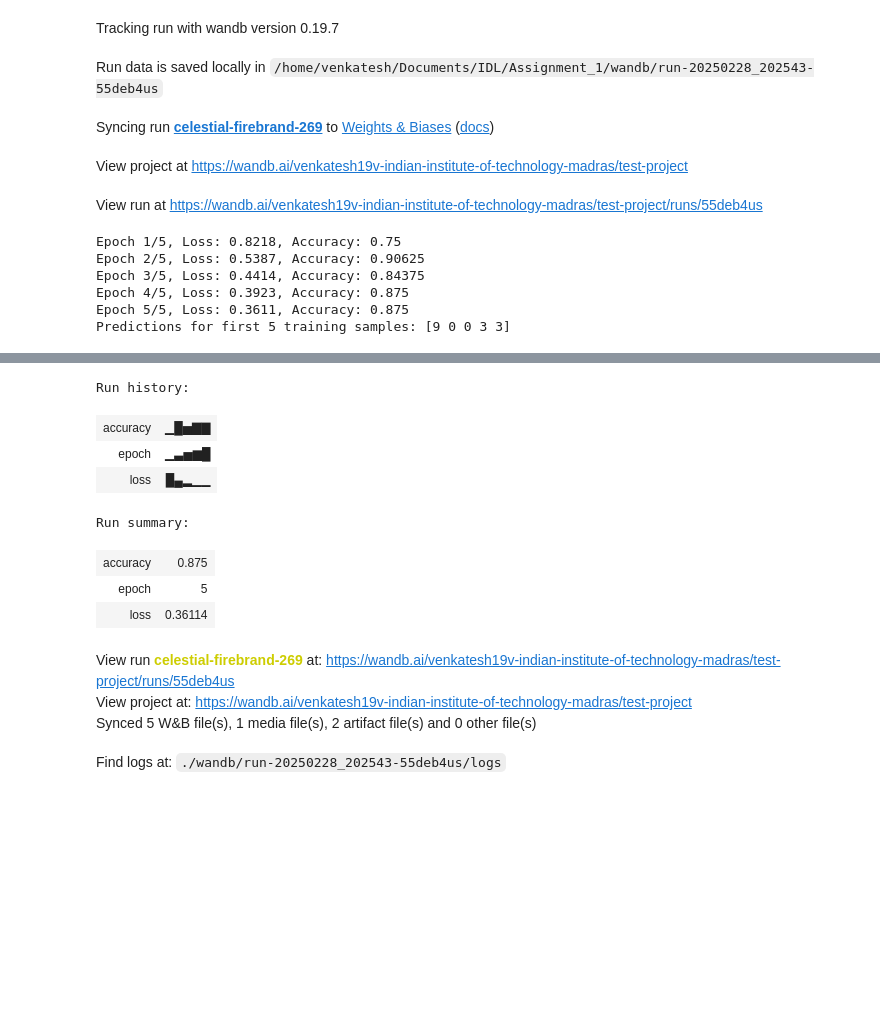
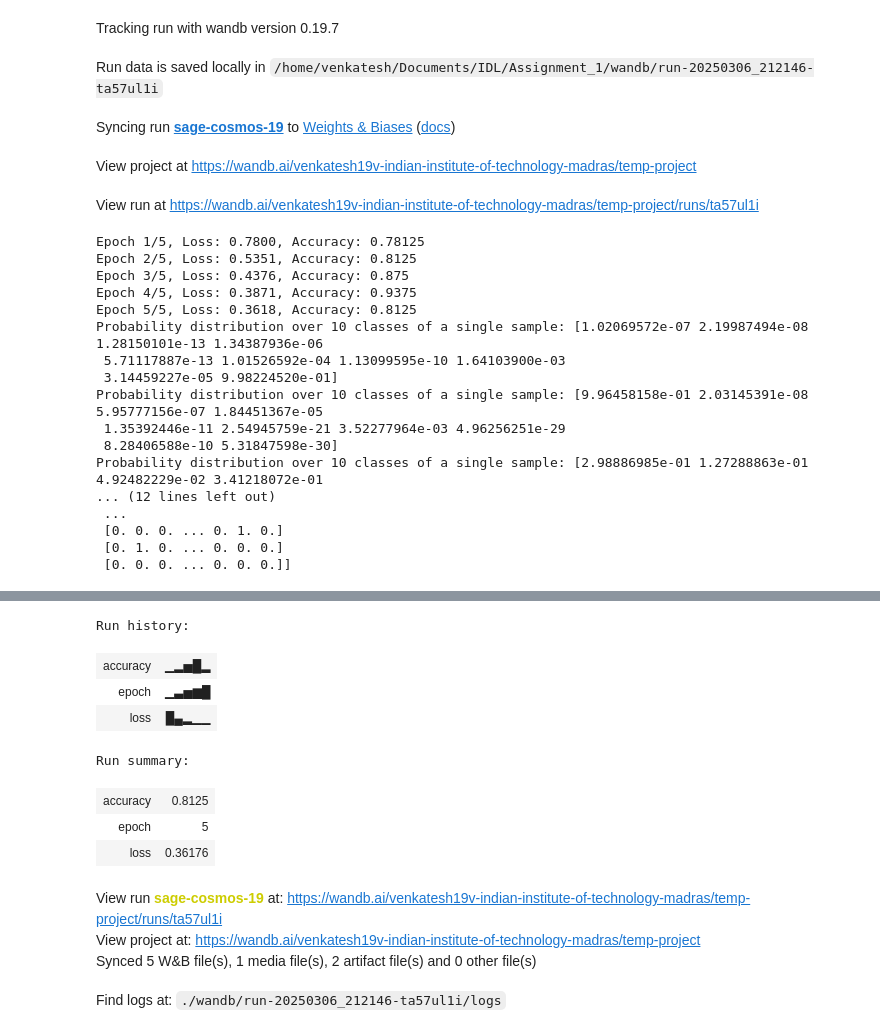
Before and after one commit to venkatesh19v/da6401_assignment1, a Jupyter notebook: Assignment.ipynb, the cells around one changed output, grey strips where cells are left out. Saved outputs shown, nothing was run; the diff lists cells and outputs as text; code cells hidden in the pictures; blank space fills up the shorter version.

```diff
--- a/Assignment.ipynb
+++ b/Assignment.ipynb
@@ -20,7 +20,8 @@ wandb: W&B API key is configured. Use `wandb login --relogin` to force relogin
 True
 # %%
 # Initialize the project in WandB
-wandb.init(project="temp-project",
+projectId = "temp-project"
+wandb.init(project=projectId,
     notes="This is Assignment 1 for the course DA6401",
     tags=["assignment_1", "fashion_mnist"])
 # %% [output]
@@ -190,7 +190,7 @@ class FeedForwardNN:
         cache["A"].append(A)
         return A, cache
 
-    def compute_loss(self, Y_pred, Y_true):
+    def cross_entropy_loss(self, Y_pred, Y_true):
         """
         Computes cross-entropy loss.
 
@@ -473,7 +473,7 @@ def train(model, optimizer, X_train, Y_train, epochs, batch_size):
             X_batch = X_shuffled[start:end]
             Y_batch = Y_shuffled[start:end]
             Y_pred, cache = model.forward(X_batch)
-            loss = model.compute_loss(Y_pred, Y_batch)
+            loss = model.cross_entropy_loss(Y_pred, Y_batch)
             accuracy = model.compute_accuracy(Y_pred, Y_batch)
             epoch_loss += loss
             grads_W, grads_b = model.backward(X_batch, Y_batch, cache)
@@ -487,7 +487,7 @@ def train(model, optimizer, X_train, Y_train, epochs, batch_size):
 # %%
 if __name__ == '__main__':
     wandb.init(
-        project="test-project",
+        project=projectId,
         config={
             "input_size": 784,
             "hidden_layers": [128, 64, 32],
@@ -518,49 +518,66 @@ if __name__ == '__main__':
     # Initializing model and optimizer
     model = FeedForwardNN(config.input_size, config.hidden_layers, config.output_size,
                           activation=config.activation, weight_init=config.weight_init)
     optimizer = get_optimizer(config.optimizer)
 
     # Training the model
     train(model, optimizer, X_train, Y_train, epochs=config.epochs, batch_size=config.batch_size)
 
     # After training, evaluating on a few samples and log results
     Y_pred, _ = model.forward(X_train[:samples])
+    for i in range(Y_pred[:samples].shape[0]):
+        print("Probability distribution over 10 classes of a single sample:", Y_pred[i])
     predictions = np.argmax(Y_pred, axis=1)
 
+    Y_test_pred = model.forward(X_test)
+    predictions_test = np.argmax(Y_pred, axis=1)
+
     print("Predictions for first 5 training samples:", predictions)
+    print("Original labels for test data:", Y_test)
 
     # Loging table of predictions
     class_names = ['T-shirt/top', 'Trouser', 'Pullover', 'Dress', 'Coat','Sandal', 'Shirt', 'Sneaker', 'Bag', 'Ankle boot']
     table = wandb.Table(columns=["Sample", "Predicted Class", "Class Name"])
 
     for i, pred in enumerate(predictions):
         table.add_data(i, pred, class_names[pred])
     wandb.log({"Predictions": table})
 
     wandb.finish()
 # %% [output]
 Tracking run with wandb version 0.19.7
-Run data is saved locally in /home/venkatesh/Documents/IDL/Assignment_1/wandb/run-20250228_202543-55deb4us
+Run data is saved locally in /home/venkatesh/Documents/IDL/Assignment_1/wandb/run-20250306_212146-ta57ul1i
-Syncing run celestial-firebrand-269 to Weights & Biases (docs)
+Syncing run sage-cosmos-19 to Weights & Biases (docs)
-View project at https://wandb.ai/venkatesh19v-indian-institute-of-technology-madras/test-project
+View project at https://wandb.ai/venkatesh19v-indian-institute-of-technology-madras/temp-project
-View run at https://wandb.ai/venkatesh19v-indian-institute-of-technology-madras/test-project/runs/55deb4us
+View run at https://wandb.ai/venkatesh19v-indian-institute-of-technology-madras/temp-project/runs/ta57ul1i
-Epoch 1/5, Loss: 0.8218, Accuracy: 0.75
-Epoch 2/5, Loss: 0.5387, Accuracy: 0.90625
-Epoch 3/5, Loss: 0.4414, Accuracy: 0.84375
-Epoch 4/5, Loss: 0.3923, Accuracy: 0.875
-Epoch 5/5, Loss: 0.3611, Accuracy: 0.875
-Predictions for first 5 training samples: [9 0 0 3 3]
+Epoch 1/5, Loss: 0.7800, Accuracy: 0.78125
+Epoch 2/5, Loss: 0.5351, Accuracy: 0.8125
+Epoch 3/5, Loss: 0.4376, Accuracy: 0.875
+Epoch 4/5, Loss: 0.3871, Accuracy: 0.9375
+Epoch 5/5, Loss: 0.3618, Accuracy: 0.8125
+Probability distribution over 10 classes of a single sample: [1.02069572e-07 2.19987494e-08 1.28150101e-13 1.34387936e-06
+ 5.71117887e-13 1.01526592e-04 1.13099595e-10 1.64103900e-03
+ 3.14459227e-05 9.98224520e-01]
+Probability distribution over 10 classes of a single sample: [9.96458158e-01 2.03145391e-08 5.95777156e-07 1.84451367e-05
+ 1.35392446e-11 2.54945759e-21 3.52277964e-03 4.96256251e-29
+ 8.28406588e-10 5.31847598e-30]
+Probability distribution over 10 classes of a single sample: [2.98886985e-01 1.27288863e-01 4.92482229e-02 3.41218072e-01
+... (12 lines left out)
+ ...
+ [0. 0. 0. ... 0. 1. 0.]
+ [0. 1. 0. ... 0. 0. 0.]
+ [0. 0. 0. ... 0. 0. 0.]]
 [interactive output not drawn]
 Run history:
-| accuracy | ▁█▅▇▇ |
+| accuracy | ▁▂▅█▂ |
 | epoch | ▁▃▅▆█ |
 | loss | █▄▂▁▁ |
 Run summary:
-| accuracy | 0.875 |
+| accuracy | 0.8125 |
 | epoch | 5 |
-| loss | 0.36114 |
+| loss | 0.36176 |
-View run celestial-firebrand-269 at: https://wandb.ai/venkatesh19v-indian-institute-of-technology-madras/test-project/runs/55deb4us
-View project at: https://wandb.ai/venkatesh19v-indian-institute-of-technology-madras/test-project
+View run sage-cosmos-19 at: https://wandb.ai/venkatesh19v-indian-institute-of-technology-madras/temp-project/runs/ta57ul1i
+View project at: https://wandb.ai/venkatesh19v-indian-institute-of-technology-madras/temp-project
 Synced 5 W&B file(s), 1 media file(s), 2 artifact file(s) and 0 other file(s)
-Find logs at: ./wandb/run-20250228_202543-55deb4us/logs
+Find logs at: ./wandb/run-20250306_212146-ta57ul1i/logs
 # %%
```
Also changed, not shown: parts of 6 cells of this notebook.
